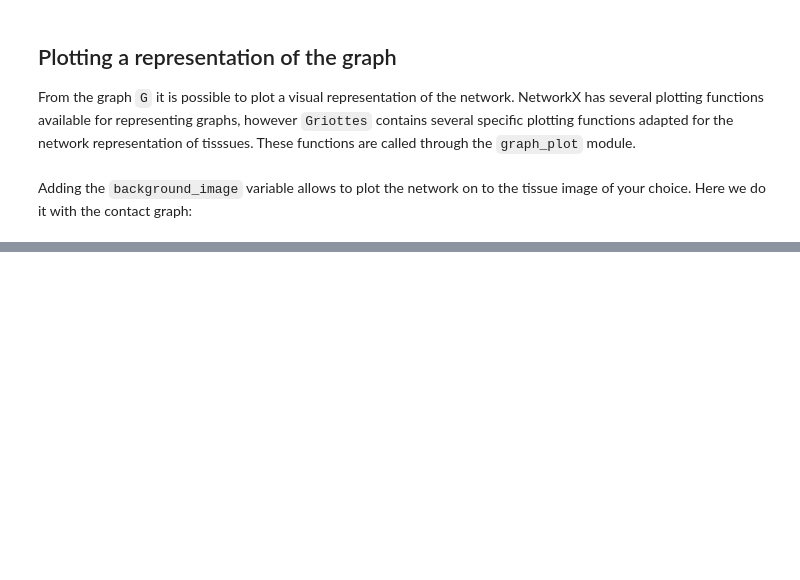
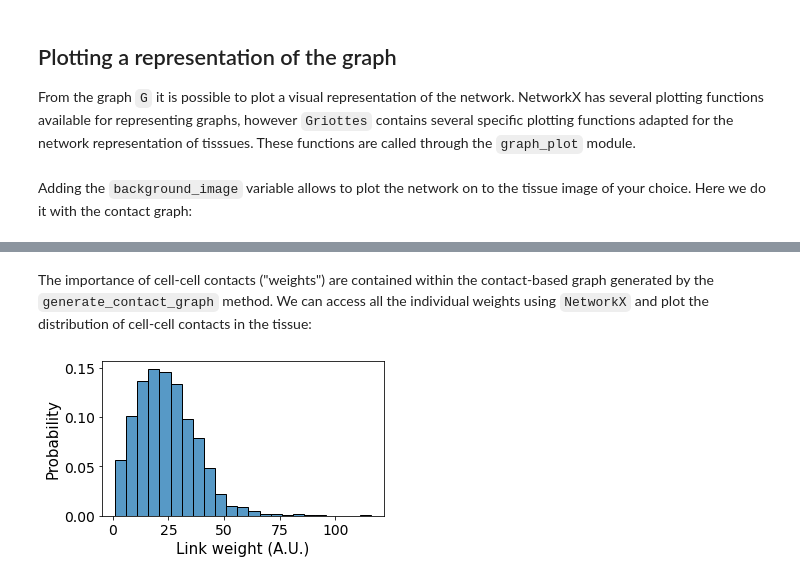
Before and after one commit to BaroudLab/Griottes, a Jupyter notebook: example_notebooks/Figure_2.ipynb, the cells around one changed output, grey strips where cells are left out. Saved outputs shown, nothing was run; the diff lists cells and outputs as text; code cells hidden in the pictures; blank space fills up the shorter version.

```diff
--- a/example_notebooks/Figure_2.ipynb
+++ b/example_notebooks/Figure_2.ipynb
@@ -65,0 +100,19 @@ plot_2D(G_contact,
+# %%
+image = tifffile.imread(filename)
+
+descriptors = ['label', 'x', 'y']
+
+G_contact = generate_contact_graph(image[..., 4],
+                                   descriptors = descriptors,
+                                   analyze_fluo_channels=False,
+                                   radius = 100)
+
+G_geometric = generate_geometric_graph(image[..., 4],
+                                   descriptors = descriptors,
+                                   analyze_fluo_channels=False,
+                                   radius = 100)
+
+G_delaunay = generate_delaunay_graph(image[..., 4],
+                                   descriptors = descriptors,
+                                   analyze_fluo_channels=False,
+                                   radius = 100)
@@ -65,0 +182,26 @@ plot_2D(G_contact,
+# %% [markdown]
+The importance of cell-cell contacts ("weights") are contained within the contact-based graph generated by the `generate_contact_graph` method. We can access all the individual weights using `NetworkX` and plot the distribution of cell-cell contacts in the tissue:
+# %%
+weight_frame = pandas.DataFrame()
+i = 0
+
+for u,v,a in G_contact.edges(data=True):
+
+    weight_frame.loc[i, 'weight'] = a['weight']
+    i += 1
+
+fig, ax = plt.subplots(1,1,figsize = (5,3), sharex = True, sharey = True)
+ax.tick_params(axis='both', which='major', labelsize=14)
+ax.tick_params(axis='both', which='minor', labelsize=14)
+
+ax = sns.histplot(data = weight_frame,
+             x = 'weight',
+             binwidth = 5,
+             ax = ax, kde=False, stat = 'probability')
+
+ax.set_ylabel('Probability', fontsize = 15)
+ax.set_xlabel('Link weight (A.U.)', fontsize = 15)
+
+plt.tight_layout()
+# %% [output]
+[figure, added]
```
Also changed, not shown: parts of 10 cells of this notebook, 4 other files.
